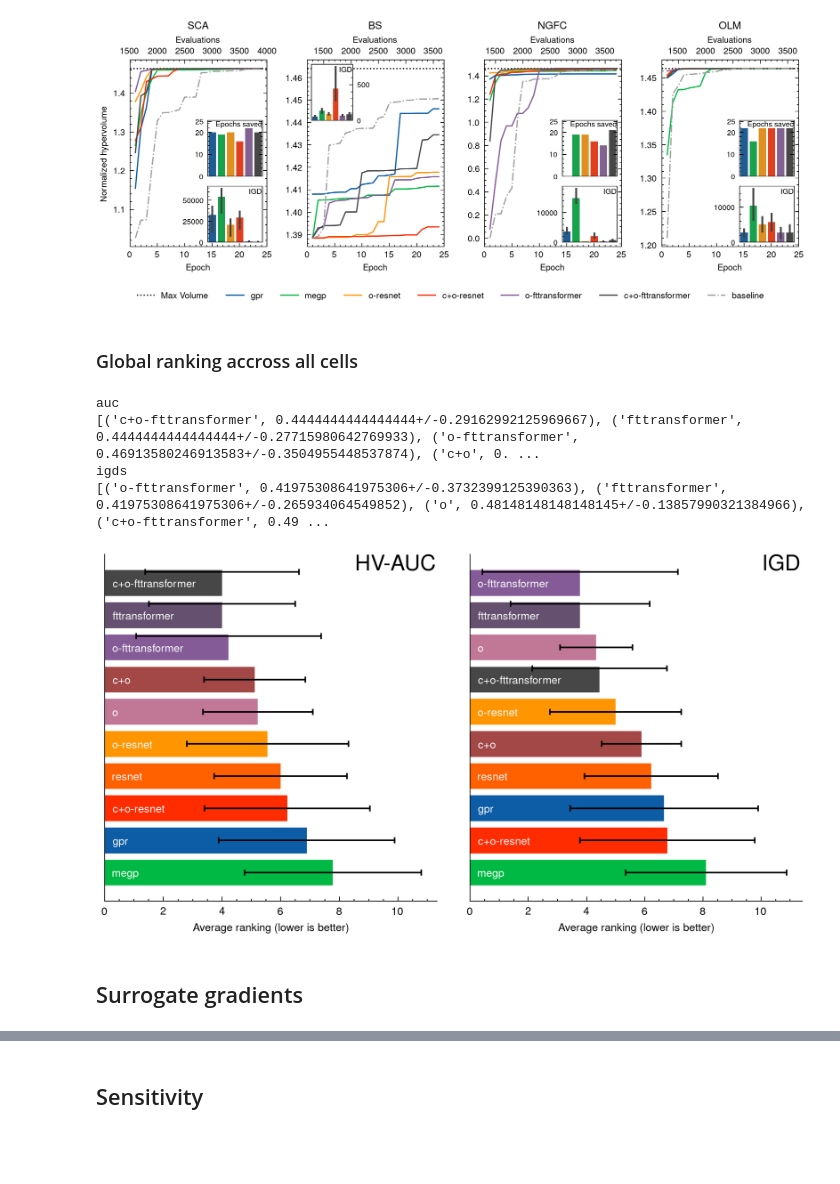
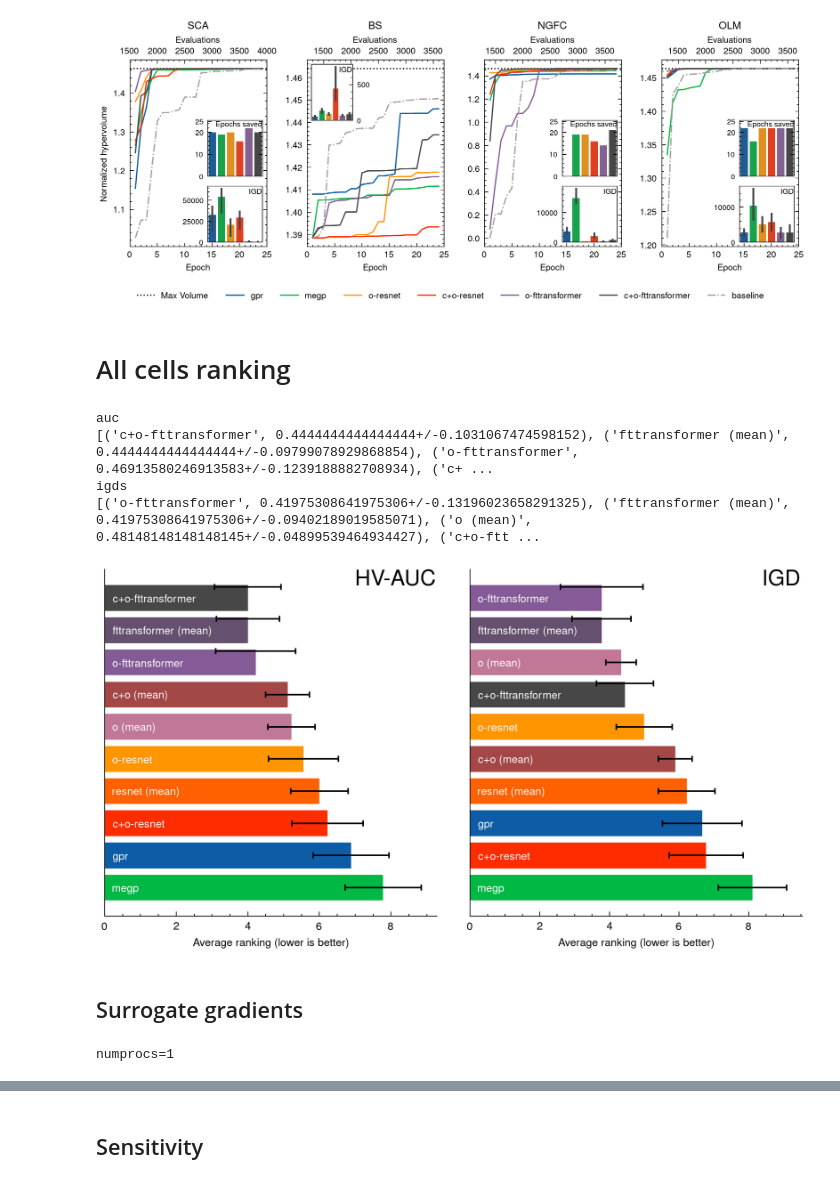
Before and after one commit to GazzolaLab/MultiObjectiveSurrogateOptimization, a Jupyter notebook: figure3.ipynb, the cells around one changed output, grey strips where cells are left out. Cells and saved outputs as stored; diff of their text form; code cells hidden in the pictures; blank space fills up the shorter version.

```diff
--- a/figure3.ipynb
+++ b/figure3.ipynb
@@ -245,8 +243,8 @@ plt.show()
 [figure]
 # %%
 stash("figure3-hypervolumes", fig)
-# %% [markdown]
-### Global ranking accross all cells
+# %% [markdown]
+# All cells ranking
 # %%
 plt.rcParams['ytick.left'] = False
 plt.rcParams['ytick.right'] = False
@@ -276,10 +274,10 @@ sections = {
     'c+o-resnet': ('c+o-resnet',),
     'o-fttransformer': ('o-fttransformer',),
     'c+o-fttransformer': ('c+o-fttransformer',),
-    'resnet': ('o-resnet', 'c+o-resnet'),
-    'fttransformer': ('o-fttransformer', 'c+o-fttransformer'),
-    'c+o': ('c+o-resnet', 'c+o-fttransformer'),
-    'o': ('o-resnet', 'o-fttransformer')
+    'resnet (mean)': ('o-resnet', 'c+o-resnet'),
+    'fttransformer (mean)': ('o-fttransformer', 'c+o-fttransformer'),
+    'c+o (mean)': ('c+o-resnet', 'c+o-fttransformer'),
+    'o (mean)': ('o-resnet', 'o-fttransformer')
 }
 
 for ax, (title, data) in zip(axs.flatten(), [('auc', auc_hvs_norm), ('igds', igds)]):
@@ -303,7 +301,7 @@ for ax, (title, data) in zip(axs.flatten(), [('auc', auc_hvs_norm), ('igds', igd
         for label, rank in population_ranks.items():
             ranks[label].append(rank)
 
-    ranks_err = {label: ufloat(np.mean(r), np.std(r)) for label, r in ranks.items()}
+    ranks_err = {label: ufloat(np.mean(r), stats.sem(r)) for label, r in ranks.items()}
 
     num_populations = len(auc_hvs_norm)
     avg_ranks = {label: rank/num_populations for label, rank in ranks_err.items()}
@@ -311,38 +309,41 @@ for ax, (title, data) in zip(axs.flatten(), [('auc', auc_hvs_norm), ('igds', igd
     sorted_ranks = sorted(ranks_err.items(), key=lambda x: x[1])
     sorted_avg_ranks = sorted(avg_ranks.items(), key=lambda x: x[1])
 
     print(title)
     print(sorted_avg_ranks)
 
     ranking = [name for (name, v) in sorted_avg_ranks]
     y_pos = np.arange(len(ranking))
     score = [np.mean(ranks[k]) for k in ranking]
-    error = [np.std(ranks[k]) for k in ranking]
+    error = [stats.sem(ranks[k]) for k in ranking]
 
     # move errorbars that overlap with text
     ax.errorbar(score, y_pos - np.array([0.35 if 'ftt' in k else 0.0 for k in ranking]),
                 xerr=error, fmt='none', capsize=2, ecolor='black')
     ax.barh(y_pos, score, align='center',
-            color=[{'fttransformer': '#65516F', 'c+o': '#A34747', 'o': '#C17897', 'resnet': '#FF6000', **mcolors}[k] for k in ranking])
+            color=[{'fttransformer (mean)': '#65516F',
+                    'c+o (mean)': '#A34747',
+                    'o (mean)': '#C17897',
+                    'resnet (mean)': '#FF6000', **mcolors}[k] for k in ranking])
 
     ax.set_yticks(y_pos, labels=[l.replace('fttransformer', 'fttransformer') for l in ranking])
     ax.tick_params(axis='y', pad=-5, top=True, bottom=True, left=False, right=False)
     [t.set_color('white') for t in ax.yaxis.get_ticklabels()]
     for tick in ax.yaxis.get_majorticklabels():
         tick.set_horizontalalignment("left")
     ax.invert_yaxis()
     ax.set_xlabel('Average ranking (lower is better)')
     ax.set_title({'auc': 'HV-AUC', 'igds': 'IGD'}[title],loc='right', y=1.0, pad=-10, fontsize=14)
     ax.spines['top'].set_visible(False)
     ax.spines['right'].set_visible(False)
 
 plt.subplots_adjust(wspace=0.1)
 # %% [output]
 auc
-[('c+o-fttransformer', 0.4444444444444444+/-0.29162992125969667), ('fttransformer', 0.4444444444444444+/-0.27715980642769933), ('o-fttransformer', 0.46913580246913583+/-0.3504955448537874), ('c+o', 0. ...
+[('c+o-fttransformer', 0.4444444444444444+/-0.1031067474598152), ('fttransformer (mean)', 0.4444444444444444+/-0.09799078929868854), ('o-fttransformer', 0.46913580246913583+/-0.1239188882708934), ('c+ ...
 igds
-[('o-fttransformer', 0.41975308641975306+/-0.3732399125390363), ('fttransformer', 0.41975308641975306+/-0.265934064549852), ('o', 0.48148148148148145+/-0.13857990321384966), ('c+o-fttransformer', 0.49 ...
+[('o-fttransformer', 0.41975308641975306+/-0.13196023658291325), ('fttransformer (mean)', 0.41975308641975306+/-0.09402189019585071), ('o (mean)', 0.48148148148148145+/-0.04899539464934427), ('c+o-ftt ...
-[figure, old version]
+[figure, new version]
 # %%
 stash("figure3-ranking", fig)
 # %% [markdown]
@@ -374,6 +375,8 @@ for p in _ca1_sgrad.populations():
             sgrad_hvs[p][model_name].setdefault(epoch, [])
             hv = experiment.norm_hv_region(nadir, region)
             sgrad_hvs[p][model_name][epoch].append(hv)
+# %% [output]
+numprocs=1
 # %%
 from uncertainties import ufloat
 from scipy import stats
```
Also changed, not shown: parts of 8 cells of this notebook, 2 other files.
